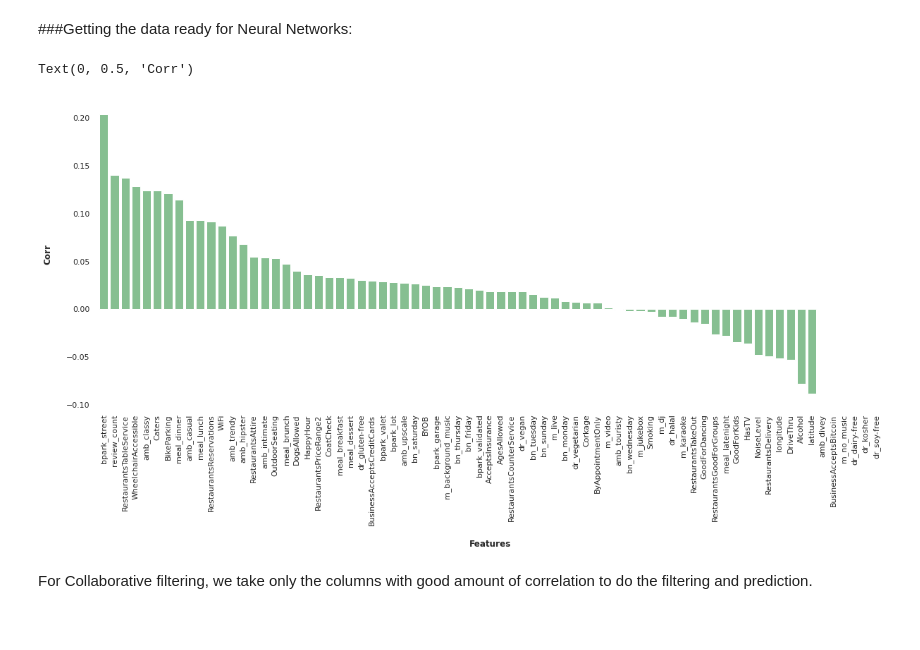
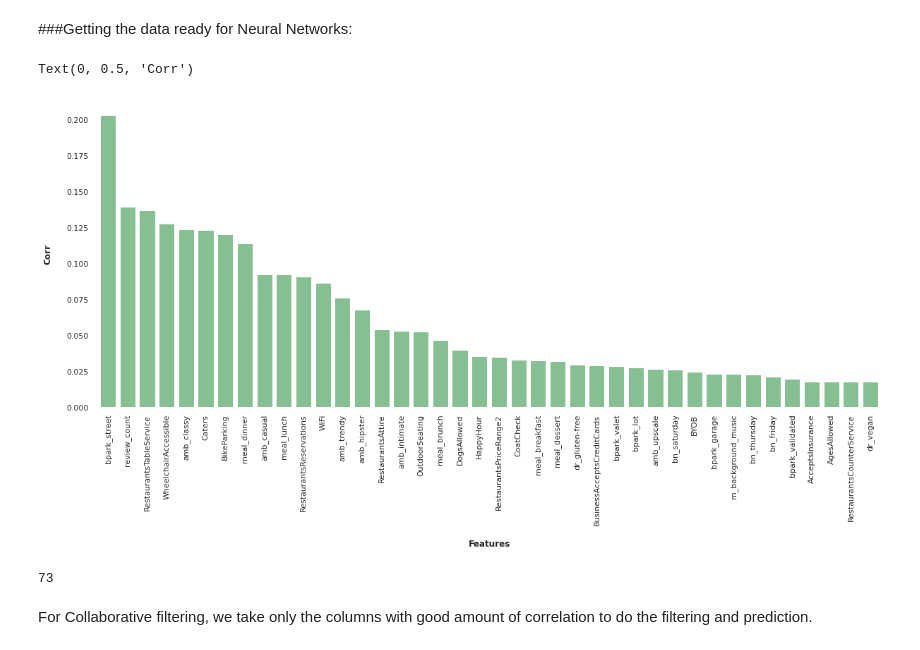
Before and after one commit to abarpan3/Project_ML_1, a Jupyter notebook: Arpan/RecommendationUsingYelp.ipynb, the cells around one changed output. Drawn from its saved outputs; the diff is of its cells as text; code cells hidden in the pictures.

```diff
--- a/Arpan/RecommendationUsingYelp.ipynb
+++ b/Arpan/RecommendationUsingYelp.ipynb
@@ -1334,18 +1334,28 @@ We have two datasets. One is for the businesses:'res' dataset and one for the us
 # %% [markdown]
 ###Getting the data ready for Neural Networks:
 # %%
-ax = corr_avg_stars.plot(kind='bar', sharex=False, figsize=(20,8), color = '#86bf91', zorder=2, width=0.8)
+corr_matrix = res.corr()
+#correlation matrix between the attributes
+corr_avg_stars = corr_matrix['stars'].sort_values(ascending=False)
+corr_avg_stars.pop('stars')
+
+
+ax = corr_avg_stars[:40].plot(kind='bar', sharex=False, figsize=(20,8), color = '#86bf91', zorder=2, width=0.8)
 
 #despine
 ax.spines['right'].set_visible(False)
 ax.spines['left'].set_visible(False)
 ax.spines['top'].set_visible(False)
 ax.spines['bottom'].set_visible(False)
 
 ax.set_xlabel('Features', labelpad=20, weight='bold')
 ax.set_ylabel('Corr', labelpad=20, weight='bold')
 # %% [output]
 Text(0, 0.5, 'Corr')
-[figure, old version]
+[figure, new version]
+# %%
+len(corr_avg_stars.index)
+# %% [output]
+73
 # %% [markdown]
 For Collaborative filtering, we take only the columns with good amount of correlation to do the filtering and prediction.
```
Also changed, not shown: parts of 45 cells of this notebook.
